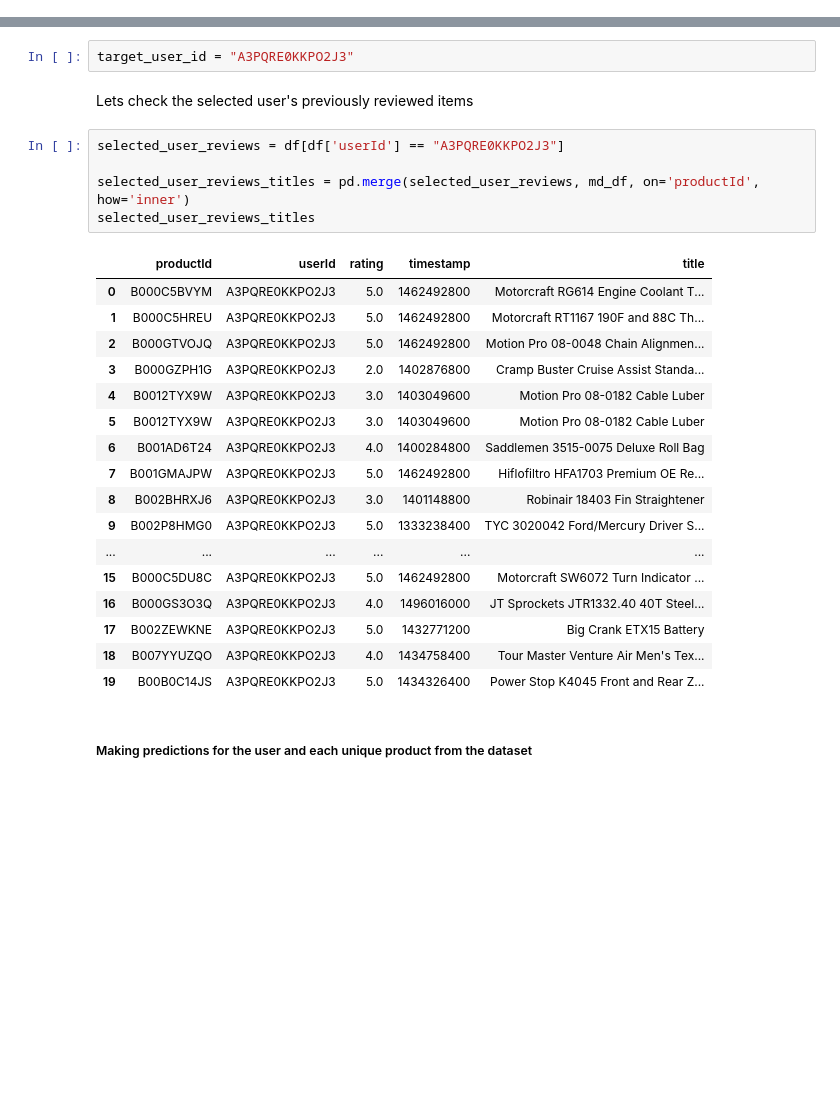
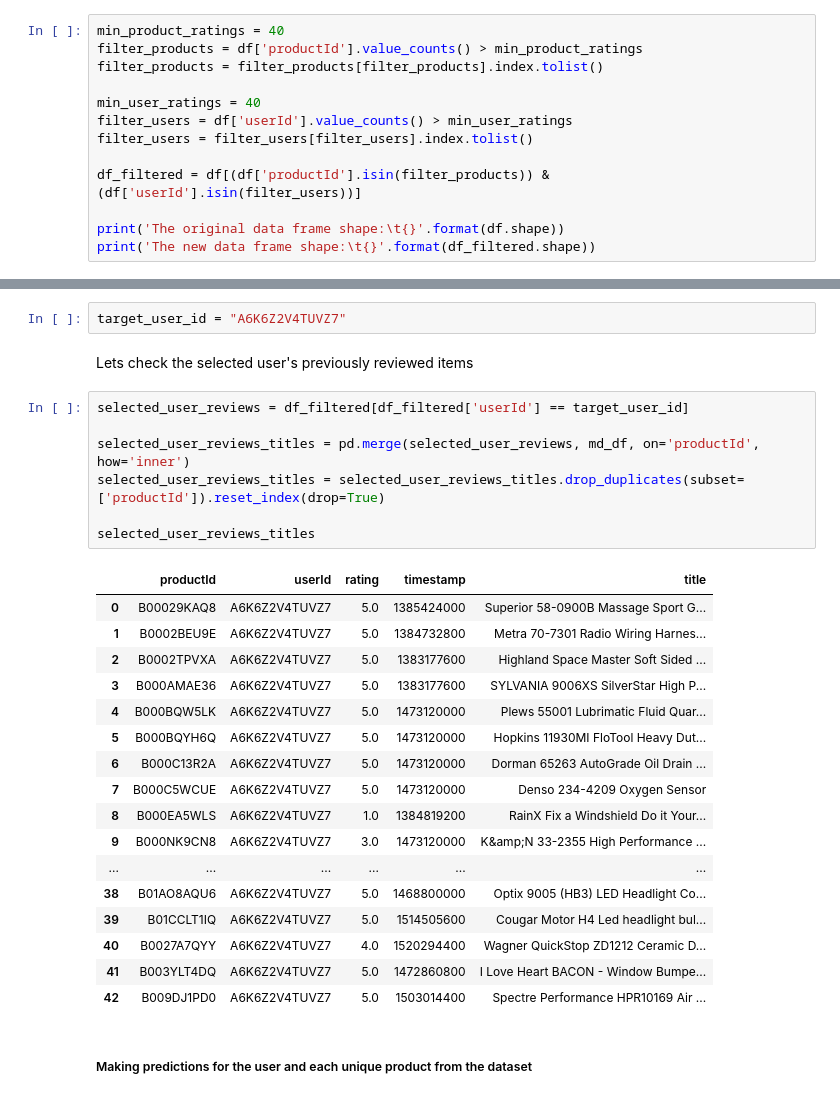
Before and after one commit to vorkapicdalijo/recommender-systems, a Jupyter notebook: Recommendation System.ipynb, the cells around one changed output, grey strips where cells are left out. Drawn from its saved outputs; the diff is of its cells as text; blank space fills up the shorter version.

```diff
--- a/Recommendation System.ipynb
+++ b/Recommendation System.ipynb
@@ -492,0 +499,13 @@ MAE (Mean Absolute Error)
+# %%
+min_product_ratings = 40
+filter_products = df['productId'].value_counts() > min_product_ratings
+filter_products = filter_products[filter_products].index.tolist()
+
+min_user_ratings = 40
+filter_users = df['userId'].value_counts() > min_user_ratings
+filter_users = filter_users[filter_users].index.tolist()
+
+df_filtered = df[(df['productId'].isin(filter_products)) & (df['userId'].isin(filter_users))]
+
+print('The original data frame shape:\t{}'.format(df.shape))
+print('The new data frame shape:\t{}'.format(df_filtered.shape))
@@ -587,30 +647,32 @@ Name: count, Length: 2232, dtype: int64
 # %%
-target_user_id = "A3PQRE0KKPO2J3"
+target_user_id = "A6K6Z2V4TUVZ7"
 # %% [markdown]
 Lets check the selected user's previously reviewed items
 # %%
-selected_user_reviews = df[df['userId'] == "A3PQRE0KKPO2J3"]
+selected_user_reviews = df_filtered[df_filtered['userId'] == target_user_id]
 
 selected_user_reviews_titles = pd.merge(selected_user_reviews, md_df, on='productId', how='inner')
+selected_user_reviews_titles = selected_user_reviews_titles.drop_duplicates(subset=['productId']).reset_index(drop=True)
+
 selected_user_reviews_titles
 # %% [output]
 |  | productId | userId | rating | timestamp | title |
-| 0 | B000C5BVYM | A3PQRE0KKPO2J3 | 5.0 | 1462492800 | Motorcraft RG614 Engine Coolant T... |
-| 1 | B000C5HREU | A3PQRE0KKPO2J3 | 5.0 | 1462492800 | Motorcraft RT1167 190F and 88C Th... |
-| 2 | B000GTVOJQ | A3PQRE0KKPO2J3 | 5.0 | 1462492800 | Motion Pro 08-0048 Chain Alignmen... |
-| 3 | B000GZPH1G | A3PQRE0KKPO2J3 | 2.0 | 1402876800 | Cramp Buster Cruise Assist Standa... |
-| 4 | B0012TYX9W | A3PQRE0KKPO2J3 | 3.0 | 1403049600 | Motion Pro 08-0182 Cable Luber |
-| 5 | B0012TYX9W | A3PQRE0KKPO2J3 | 3.0 | 1403049600 | Motion Pro 08-0182 Cable Luber |
-| 6 | B001AD6T24 | A3PQRE0KKPO2J3 | 4.0 | 1400284800 | Saddlemen 3515-0075 Deluxe Roll Bag |
-| 7 | B001GMAJPW | A3PQRE0KKPO2J3 | 5.0 | 1462492800 | Hiflofiltro HFA1703 Premium OE Re... |
-| 8 | B002BHRXJ6 | A3PQRE0KKPO2J3 | 3.0 | 1401148800 | Robinair 18403 Fin Straightener |
-| 9 | B002P8HMG0 | A3PQRE0KKPO2J3 | 5.0 | 1333238400 | TYC 3020042 Ford/Mercury Driver S... |
+| 0 | B00029KAQ8 | A6K6Z2V4TUVZ7 | 5.0 | 1385424000 | Superior 58-0900B Massage Sport G... |
+| 1 | B0002BEU9E | A6K6Z2V4TUVZ7 | 5.0 | 1384732800 | Metra 70-7301 Radio Wiring Harnes... |
+| 2 | B0002TPVXA | A6K6Z2V4TUVZ7 | 5.0 | 1383177600 | Highland Space Master Soft Sided ... |
+| 3 | B000AMAE36 | A6K6Z2V4TUVZ7 | 5.0 | 1383177600 | SYLVANIA 9006XS SilverStar High P... |
+| 4 | B000BQW5LK | A6K6Z2V4TUVZ7 | 5.0 | 1473120000 | Plews 55001 Lubrimatic Fluid Quar... |
+| 5 | B000BQYH6Q | A6K6Z2V4TUVZ7 | 5.0 | 1473120000 | Hopkins 11930MI FloTool Heavy Dut... |
+| 6 | B000C13R2A | A6K6Z2V4TUVZ7 | 5.0 | 1473120000 | Dorman 65263 AutoGrade Oil Drain ... |
+| 7 | B000C5WCUE | A6K6Z2V4TUVZ7 | 5.0 | 1473120000 | Denso 234-4209 Oxygen Sensor |
+| 8 | B000EA5WLS | A6K6Z2V4TUVZ7 | 1.0 | 1384819200 | RainX Fix a Windshield Do it Your... |
+| 9 | B000NK9CN8 | A6K6Z2V4TUVZ7 | 3.0 | 1473120000 | K&amp;N 33-2355 High Performance ... |
 | ... | ... | ... | ... | ... | ... |
-| 15 | B000C5DU8C | A3PQRE0KKPO2J3 | 5.0 | 1462492800 | Motorcraft SW6072 Turn Indicator ... |
-| 16 | B000GS3O3Q | A3PQRE0KKPO2J3 | 4.0 | 1496016000 | JT Sprockets JTR1332.40 40T Steel... |
-| 17 | B002ZEWKNE | A3PQRE0KKPO2J3 | 5.0 | 1432771200 | Big Crank ETX15 Battery |
-| 18 | B007YYUZQO | A3PQRE0KKPO2J3 | 4.0 | 1434758400 | Tour Master Venture Air Men's Tex... |
-| 19 | B00B0C14JS | A3PQRE0KKPO2J3 | 5.0 | 1434326400 | Power Stop K4045 Front and Rear Z... |
+| 38 | B01AO8AQU6 | A6K6Z2V4TUVZ7 | 5.0 | 1468800000 | Optix 9005 (HB3) LED Headlight Co... |
+| 39 | B01CCLT1IQ | A6K6Z2V4TUVZ7 | 5.0 | 1514505600 | Cougar Motor H4 Led headlight bul... |
+| 40 | B0027A7QYY | A6K6Z2V4TUVZ7 | 4.0 | 1520294400 | Wagner QuickStop ZD1212 Ceramic D... |
+| 41 | B003YLT4DQ | A6K6Z2V4TUVZ7 | 5.0 | 1472860800 | I Love Heart BACON - Window Bumpe... |
+| 42 | B009DJ1PD0 | A6K6Z2V4TUVZ7 | 5.0 | 1503014400 | Spectre Performance HPR10169 Air ... |
 # %% [markdown]
 ##### Making predictions for the user and each unique product from the dataset
 # %%
```
Also changed, not shown: parts of 20 cells of this notebook.
